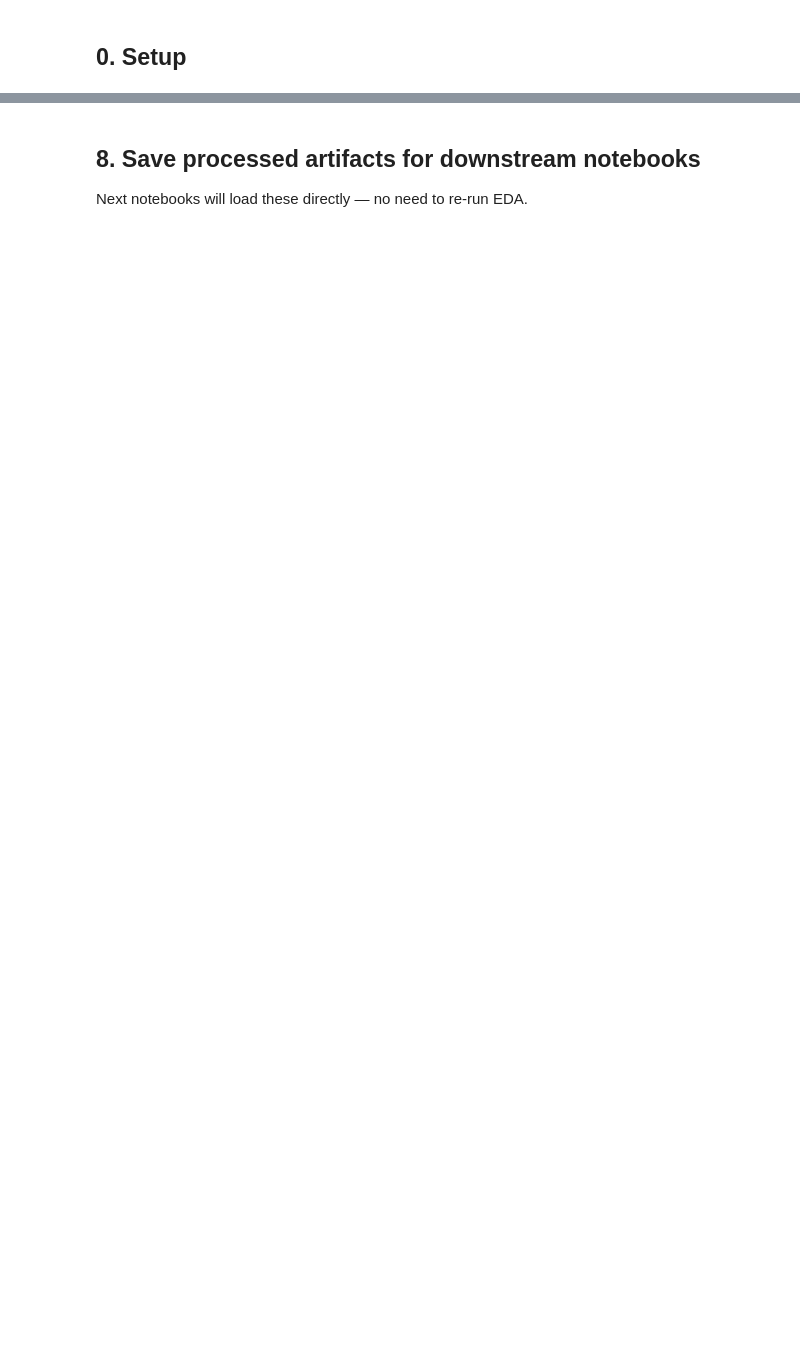
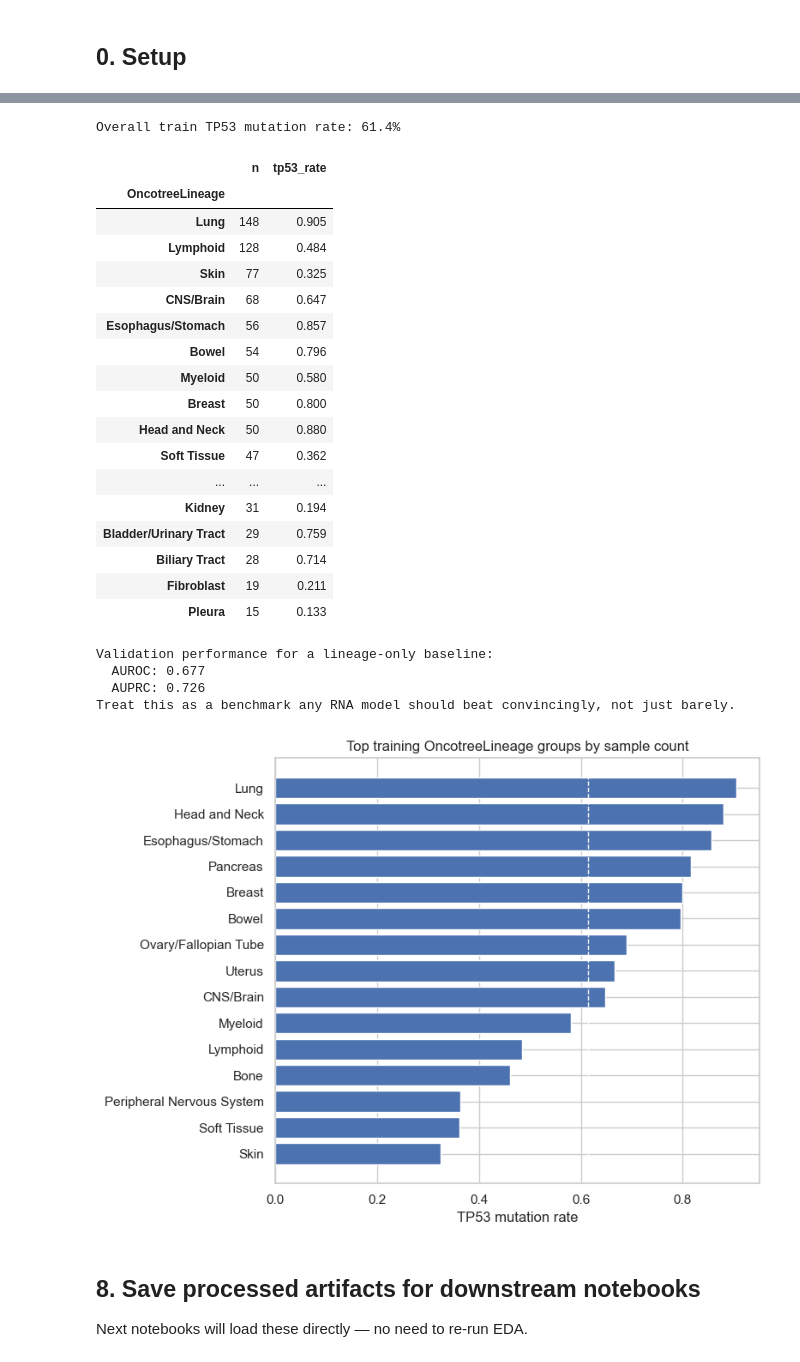
Before and after one commit to MauriceCC04/tp53-rna-prediction, a Jupyter notebook: ccle_eda.ipynb, the cells around one changed output, grey strips where cells are left out. Cells and saved outputs as stored; diff of their text form; code cells hidden in the pictures; blank space fills up the shorter version.

```diff
--- a/ccle_eda.ipynb
+++ b/ccle_eda.ipynb
@@ -311,3 +1185,82 @@ print('(Not a strict test — gene expression is rarely perfectly normal — but
+# %%
+if lineage_col is None:
+    print("No lineage column found in Model.csv; skipping lineage confounding check.")
+else:
+    lineage_train = sample_meta.loc[X_train.index, [lineage_col]].copy()
+    lineage_train[lineage_col] = lineage_train[lineage_col].fillna("Unknown")
+    lineage_train["TP53_mut"] = y_train
+
+    lineage_summary = (
+        lineage_train.groupby(lineage_col)
+        .agg(n=("TP53_mut", "size"), tp53_rate=("TP53_mut", "mean"))
+        .sort_values("n", ascending=False)
+    )
+
+    print(f"Overall train TP53 mutation rate: {y_train.mean():.1%}")
+    display(lineage_summary.head(20).round(3))
+
+    major_lineages = lineage_summary.loc[lineage_summary["n"] >= CONFIG["min_lineage_n_report"]].index
+    train_lineage_collapsed = sample_meta.loc[X_train.index, [lineage_col]].fillna("Unknown").copy()
+    val_lineage_collapsed = sample_meta.loc[X_val.index, [lineage_col]].fillna("Unknown").copy()
+
+    train_lineage_collapsed[lineage_col] = train_lineage_collapsed[lineage_col].where(
+        train_lineage_collapsed[lineage_col].isin(major_lineages),
+        other="Other",
+    )
+    val_lineage_collapsed[lineage_col] = val_lineage_collapsed[lineage_col].where(
+        val_lineage_collapsed[lineage_col].isin(major_lineages),
+        other="Other",
+    )
+
+    top_lineages = lineage_summary.head(15).sort_values("tp53_rate")
+    fig, ax = plt.subplots(figsize=(8, 6))
+    ax.barh(top_lineages.index.astype(str), top_lineages["tp53_rate"])
+    ax.axvline(y_train.mean(), linestyle="--", linewidth=1)
+    ax.set_xlabel("TP53 mutation rate")
+    ax.set_title(f"Top training {lineage_col} groups by sample count")
+    plt.tight_layout()
+
+    enc = OneHotEncoder(handle_unknown="ignore")
+    X_lineage_train = enc.fit_transform(train_lineage_collapsed[[lineage_col]])
+    X_lineage_val = enc.transform(val_lineage_collapsed[[lineage_col]])
+
+    lineage_only_model = LogisticRegression(
+        max_iter=2000,
+        class_weight="balanced",
+        random_state=RNG,
+    )
+    lineage_only_model.fit(X_lineage_train, y_train)
+    val_prob = lineage_only_model.predict_proba(X_lineage_val)[:, 1]
+
+    print("Validation performance for a lineage-only baseline:")
+    print(f"  AUROC: {roc_auc_score(y_val, val_prob):.3f}")
+    print(f"  AUPRC: {average_precision_score(y_val, val_prob):.3f}")
+    print("Treat this as a benchmark any RNA model should beat convincingly, not just barely.")
+# %% [output]
+Overall train TP53 mutation rate: 61.4%
+|  | n | tp53_rate |
+| OncotreeLineage |  |  |
+| Lung | 148 | 0.905 |
+| Lymphoid | 128 | 0.484 |
+| Skin | 77 | 0.325 |
+| CNS/Brain | 68 | 0.647 |
+| Esophagus/Stomach | 56 | 0.857 |
+| Bowel | 54 | 0.796 |
+| Myeloid | 50 | 0.580 |
+| Breast | 50 | 0.800 |
+| Head and Neck | 50 | 0.880 |
+| Soft Tissue | 47 | 0.362 |
+| ... | ... | ... |
+| Kidney | 31 | 0.194 |
+| Bladder/Urinary Tract | 29 | 0.759 |
+| Biliary Tract | 28 | 0.714 |
+| Fibroblast | 19 | 0.211 |
+| Pleura | 15 | 0.133 |
+Validation performance for a lineage-only baseline:
+  AUROC: 0.677
+  AUPRC: 0.726
+Treat this as a benchmark any RNA model should beat convincingly, not just barely.
+[figure, added]
 # %% [markdown]
 ## 8. Save processed artifacts for downstream notebooks
 
```
Also changed, not shown: parts of 46 cells of this notebook, 2 other files.
